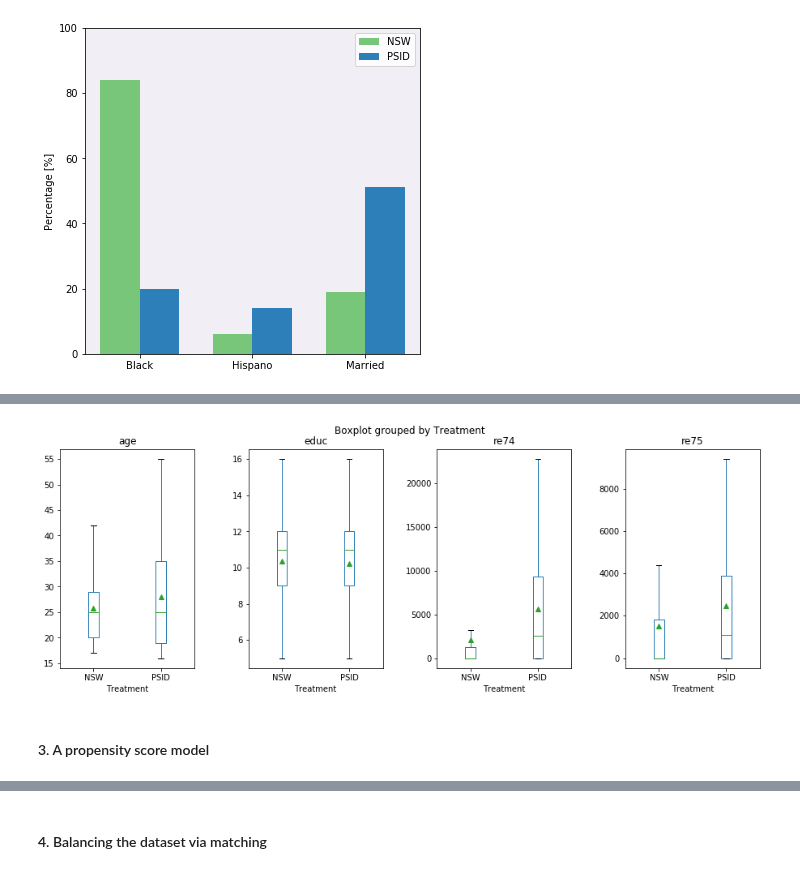
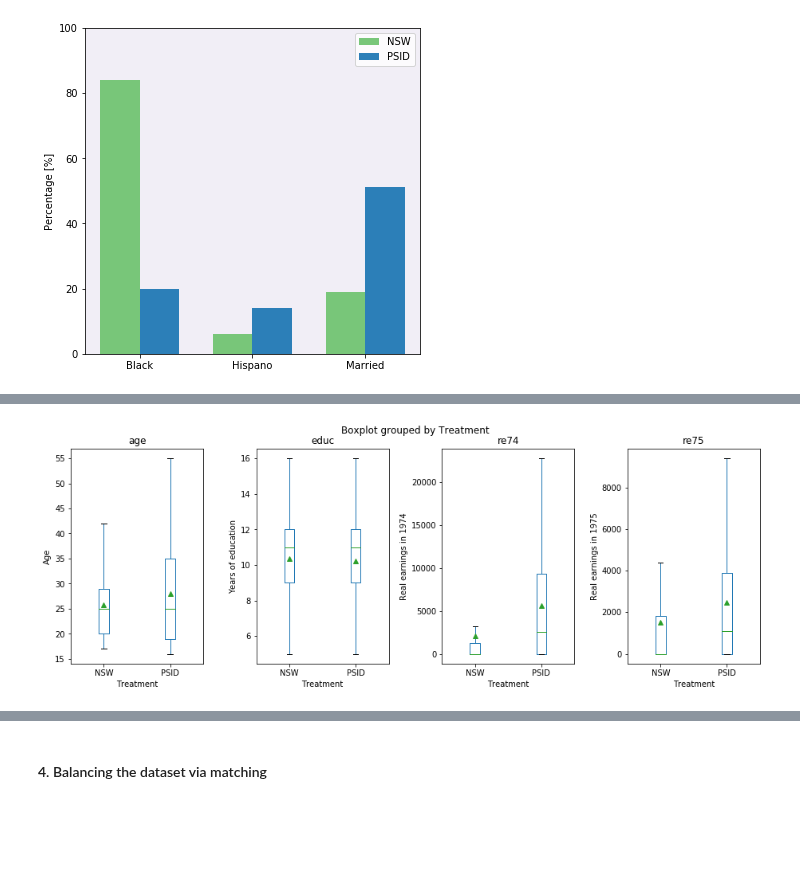
Before and after one commit to Babas10/ADA_JEX2017, a Jupyter notebook: HomeWork/04 - Applied ML/H4.ipynb, the cells around one changed output, grey strips where cells are left out. Saved outputs shown, nothing was run; the diff lists cells and outputs as text; code cells hidden in the pictures; blank space fills up the shorter version.

```diff
--- a/HomeWork/04 - Applied ML/H4.ipynb
+++ b/HomeWork/04 - Applied ML/H4.ipynb
@@ -235,27 +242,26 @@ dataset.rename(columns={'id':'Treatment'}, inplace=True)
 # %%
 #dataset['id'].loc[dataset['treat'] == 1] = 'NSW'
 #dataset['id'].loc[dataset['treat'] == 0] = 'PSID'
 #dataset.rename(columns={'id':'Treatment'}, inplace=True)
 #Making plots
 fig, axs = plt.subplots(1,4,gridspec_kw =  dict(wspace=0.4), figsize=(15,5))
 fig.subplots_adjust(wspace=1)
 #fig.suptitle('New title here')
 
 fig.texts = [] #flush the old super titles
 axs[0].get_figure().suptitle("")
 #plt.suptitle('Some title')
 
-#axs[0].set_ylabel('Age')
-#axs[0].set_title('')
-#axs[0].boxplot(NSWOutcome.tolist(),0,'')
-#axs[0].set_ylim(-2.5, 2.5)
+axs[0].set_ylabel('Age')
+axs[1].set_ylabel('Years of education')
+axs[2].set_ylabel('Real earnings in 1974')
+axs[3].set_ylabel('Real earnings in 1975')
+
 
 dataset.boxplot(column='age',  by='Treatment', ax=axs[0],grid = False, showfliers=False, showmeans=True)
 dataset.boxplot(column='educ', by='Treatment', ax=axs[1],grid = False, showfliers=False, showmeans=True)
 dataset.boxplot(column='re74', by='Treatment', ax=axs[2],grid = False, showfliers=False, showmeans=True)
 dataset.boxplot(column='re75', by='Treatment', ax=axs[3],grid = False, showfliers=False, showmeans=True)
 plt.show()
 # %% [output]
-[figure, old version]
+[figure, new version]
-# %% [markdown]
-#### 3. A propensity score model
```
Also changed, not shown: parts of 5 cells of this notebook.
